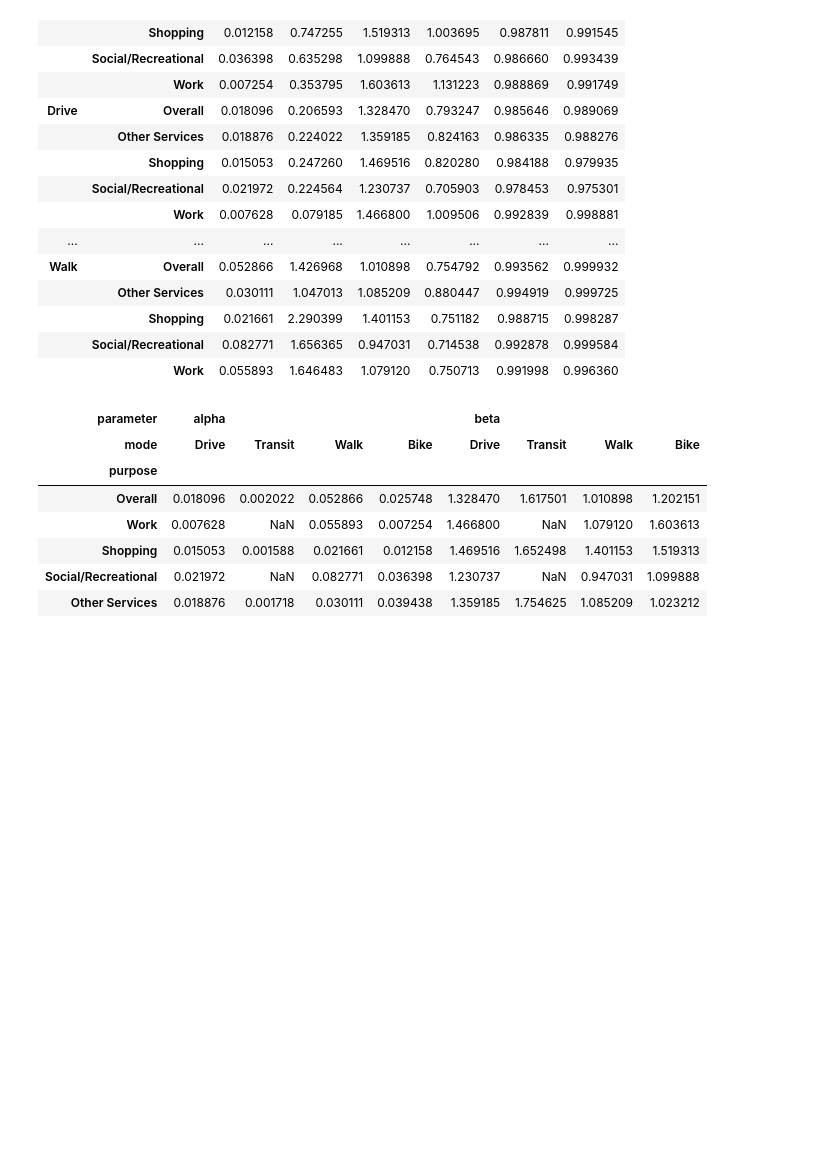
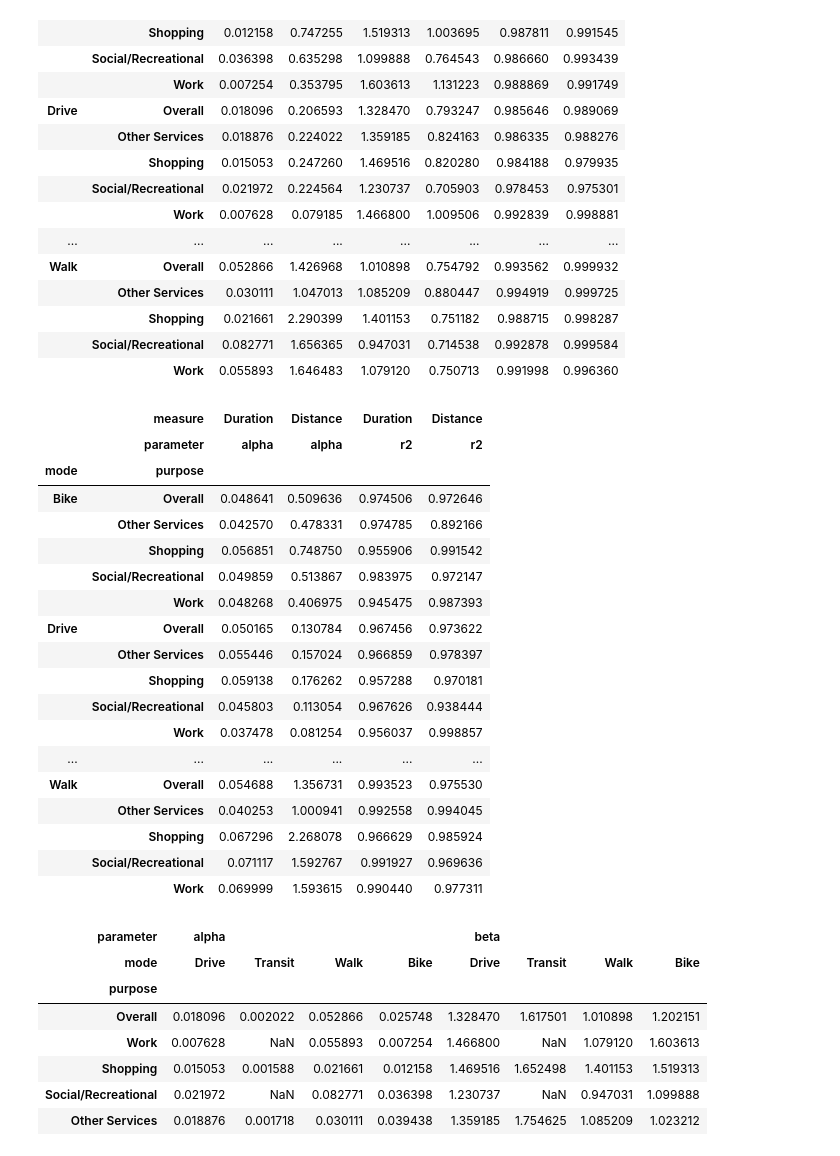
Before and after one commit to rvanxer/spr_4711, a Jupyter notebook: code/nhts.ipynb, the cells around one changed output. Saved outputs shown, nothing was run; the diff lists cells and outputs as text; code cells hidden in the pictures; blank space fills up the shorter version.

```diff
--- a/code/nhts.ipynb
+++ b/code/nhts.ipynb
@@ -444,6 +453,48 @@ x = fit_params(overwrite=1)#; x
 |  | Shopping | 0.021661 | 2.290399 | 1.401153 | 0.751182 | 0.988715 | 0.998287 |
 |  | Social/Recreational | 0.082771 | 1.656365 | 0.947031 | 0.714538 | 0.992878 | 0.999584 |
 |  | Work | 0.055893 | 1.646483 | 1.079120 | 0.750713 | 0.991998 | 0.996360 |
+# %%
+def fit_params2(trips=tripUS, func=lambda x, a: np.exp(-a*x),
+               cols=(('duration', 90), ('distance', 100))):
+    res = []
+    trips = trips.query('purpose != "Not Home-Based"')
+    for col, vmax in cols:
+        for mode, df in trips.groupby('mode'):
+            (a,), r2 = fit_decay_func(df[col].clip(0, vmax), func)
+            res.append((mode.title(), 'Overall', col.title(), a, r2))
+            for purpose, df2 in df.groupby('purpose'):
+                (a,), r2 = fit_decay_func(df2[col].clip(0, vmax), func)
+                if r2 < 0 or r2 > 1: continue
+                res.append((mode.title(), purpose.title(), col.title(), a, r2))
+    res = Pdf(res, columns=['mode', 'purpose', 'measure', 'alpha', 'r2'])
+    df = res.melt(['measure', 'mode', 'purpose'], var_name='parameter')
+    pivot = df.pivot_table('value', ['mode', 'purpose'],
+                           ['measure', 'parameter'], sort=False)
+    disp_table(pivot, [D(selector='td, th', props=[
+        ('border', '1px solid grey !important'), ('text-align', 'left')])])
+    return df
+
+x = fit_params2()#; x
+# %% [output]
+|  | measure | Duration | Distance | Duration | Distance |
+|  | parameter | alpha | alpha | r2 | r2 |
+| mode | purpose |  |  |  |  |
+| Bike | Overall | 0.048641 | 0.509636 | 0.974506 | 0.972646 |
+|  | Other Services | 0.042570 | 0.478331 | 0.974785 | 0.892166 |
+|  | Shopping | 0.056851 | 0.748750 | 0.955906 | 0.991542 |
+|  | Social/Recreational | 0.049859 | 0.513867 | 0.983975 | 0.972147 |
+|  | Work | 0.048268 | 0.406975 | 0.945475 | 0.987393 |
+| Drive | Overall | 0.050165 | 0.130784 | 0.967456 | 0.973622 |
+|  | Other Services | 0.055446 | 0.157024 | 0.966859 | 0.978397 |
+|  | Shopping | 0.059138 | 0.176262 | 0.957288 | 0.970181 |
+|  | Social/Recreational | 0.045803 | 0.113054 | 0.967626 | 0.938444 |
+|  | Work | 0.037478 | 0.081254 | 0.956037 | 0.998857 |
+| ... | ... | ... | ... | ... | ... |
+| Walk | Overall | 0.054688 | 1.356731 | 0.993523 | 0.975530 |
+|  | Other Services | 0.040253 | 1.000941 | 0.992558 | 0.994045 |
+|  | Shopping | 0.067296 | 2.268078 | 0.966629 | 0.985924 |
+|  | Social/Recreational | 0.071117 | 1.592767 | 0.991927 | 0.969636 |
+|  | Work | 0.069999 | 1.593615 | 0.990440 | 0.977311 |
 # %%
 (x.assign(mode=pd.Categorical(x['mode'], categories=['Drive','Transit','Walk','Bike']))
  .assign(purpose=pd.Categorical(x['purpose'], categories=[
```
Also changed, not shown: parts of 1 cell of this notebook, 1 other file.
